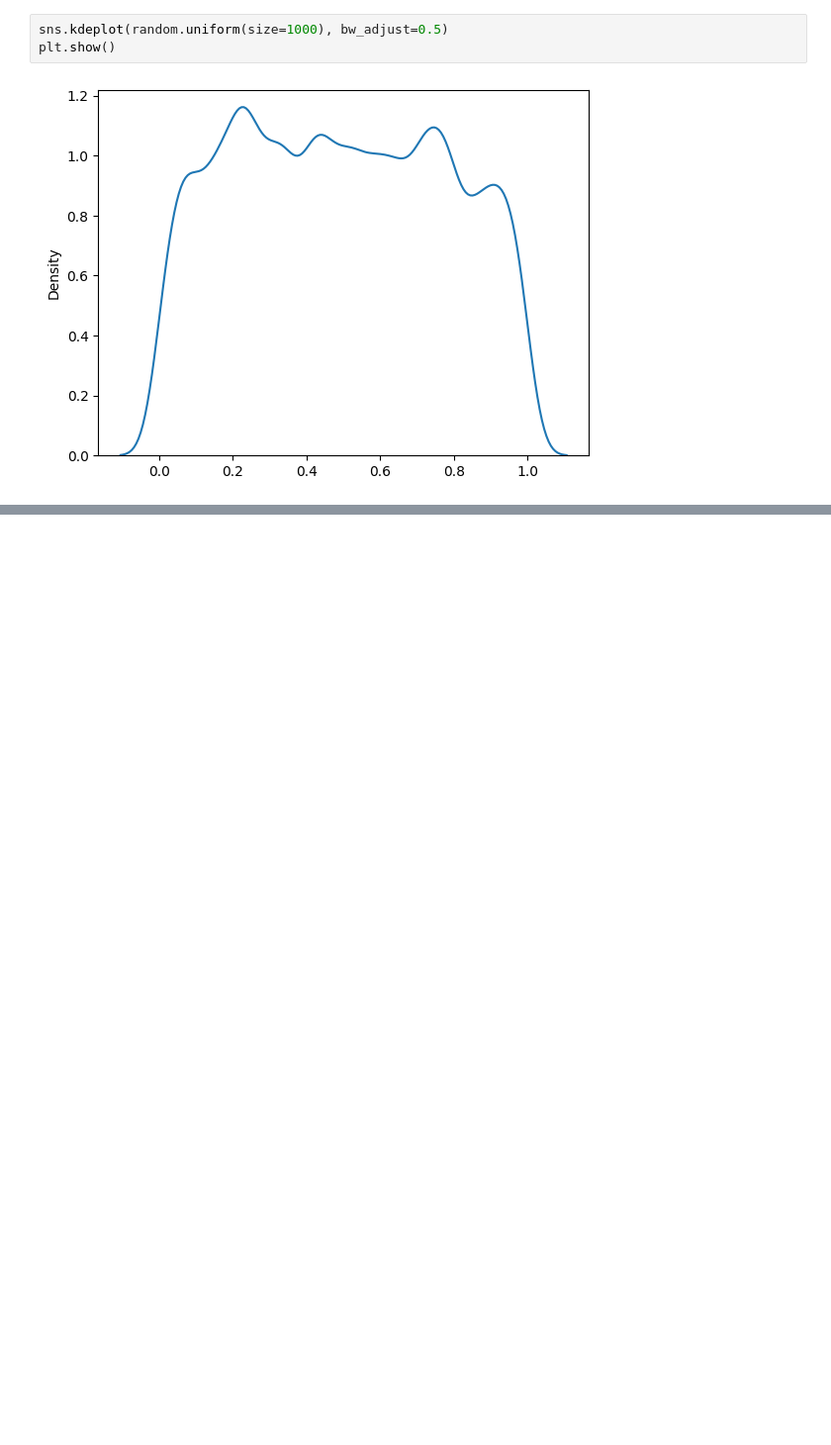
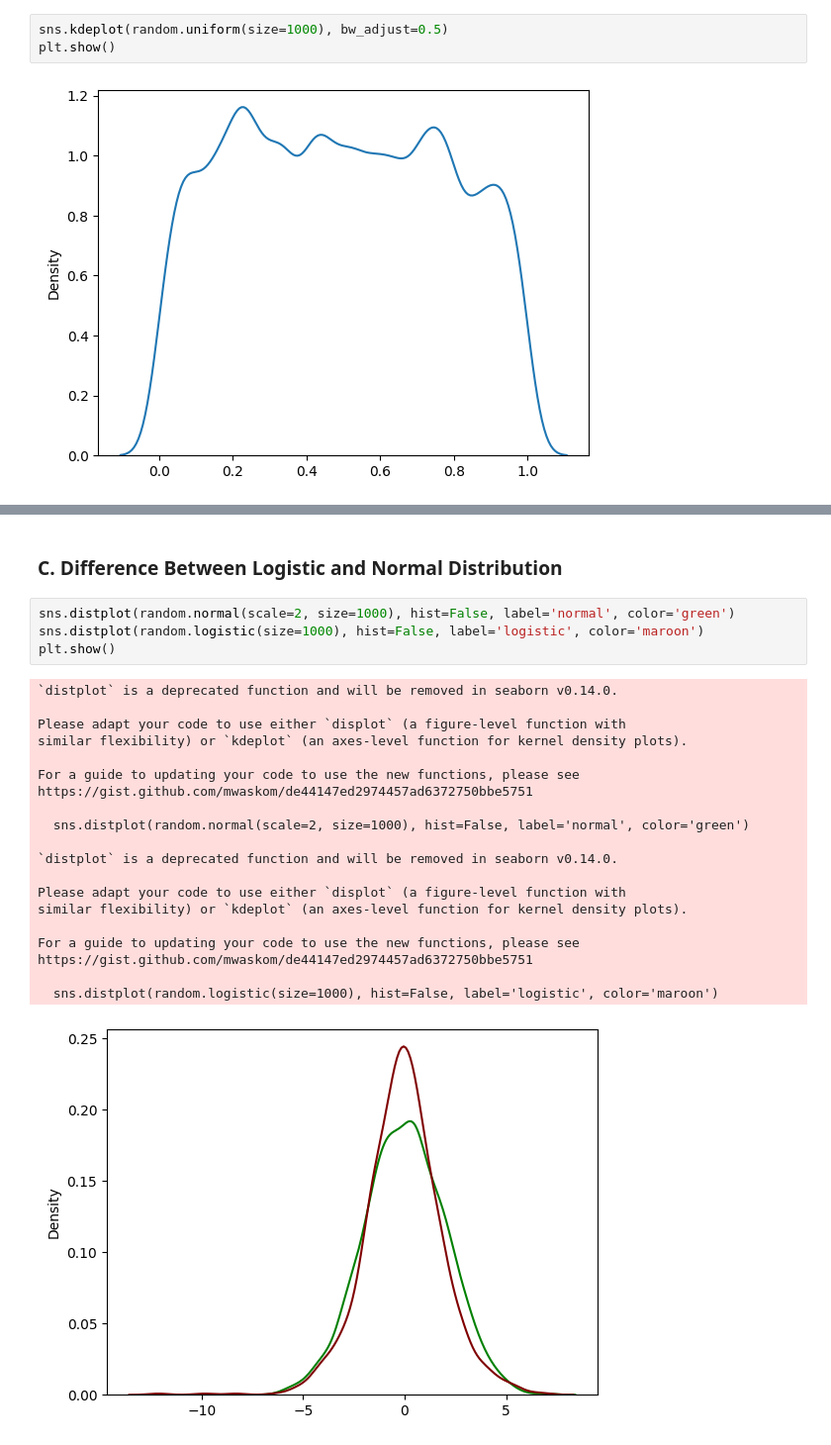
Before and after one commit to LatiefDataVisionary/numpy-with-w3schools, a Jupyter notebook: numpy_random.ipynb, the cells around one changed output, grey strips where cells are left out. Shown: that part at 99% size. Cells and saved outputs as stored; diff of their text form; blank space fills up the shorter version.

```diff
--- a/numpy_random.ipynb
+++ b/numpy_random.ipynb
@@ -371,0 +398,27 @@ plt.show()
+# %% [markdown]
+### **C. Difference Between Logistic and Normal Distribution**
+# %%
+sns.distplot(random.normal(scale=2, size=1000), hist=False, label='normal', color='green')
+sns.distplot(random.logistic(size=1000), hist=False, label='logistic', color='maroon')
+plt.show()
+# %% [output]
+`distplot` is a deprecated function and will be removed in seaborn v0.14.0.
+
+Please adapt your code to use either `displot` (a figure-level function with
+similar flexibility) or `kdeplot` (an axes-level function for kernel density plots).
+
+For a guide to updating your code to use the new functions, please see
+https://gist.github.com/mwaskom/de44147ed2974457ad6372750bbe5751
+
+  sns.distplot(random.normal(scale=2, size=1000), hist=False, label='normal', color='green')
+
+`distplot` is a deprecated function and will be removed in seaborn v0.14.0.
+
+Please adapt your code to use either `displot` (a figure-level function with
+similar flexibility) or `kdeplot` (an axes-level function for kernel density plots).
+
+For a guide to updating your code to use the new functions, please see
+https://gist.github.com/mwaskom/de44147ed2974457ad6372750bbe5751
+
+  sns.distplot(random.logistic(size=1000), hist=False, label='logistic', color='maroon')
+[figure, added]
```
Also changed, not shown: parts of 5 cells of this notebook.
